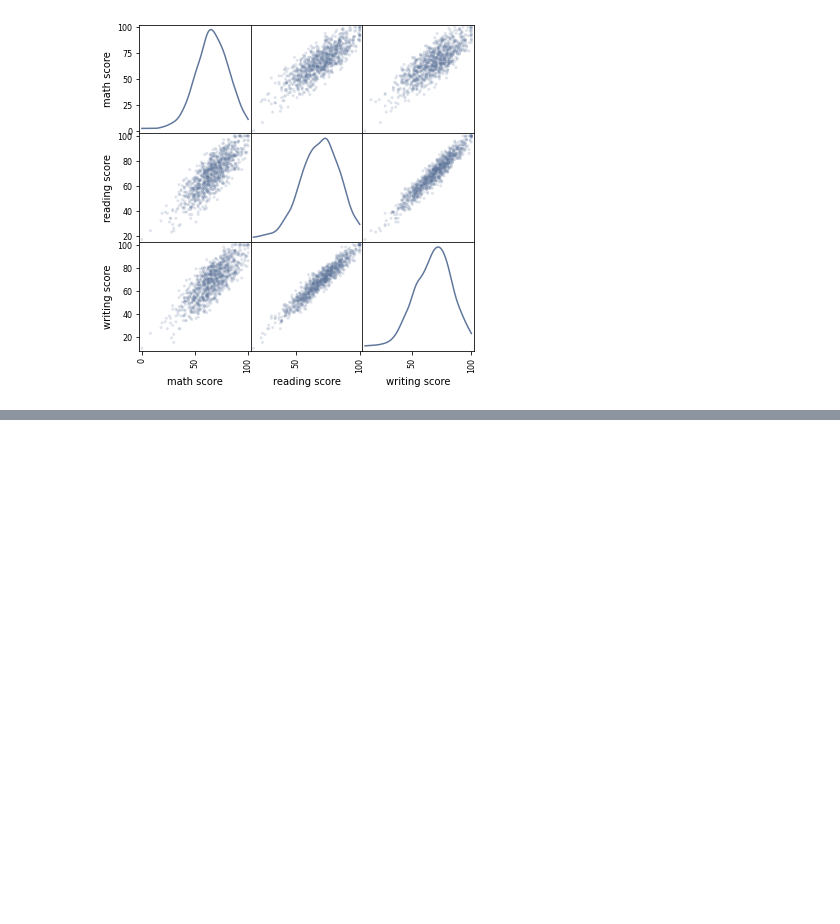
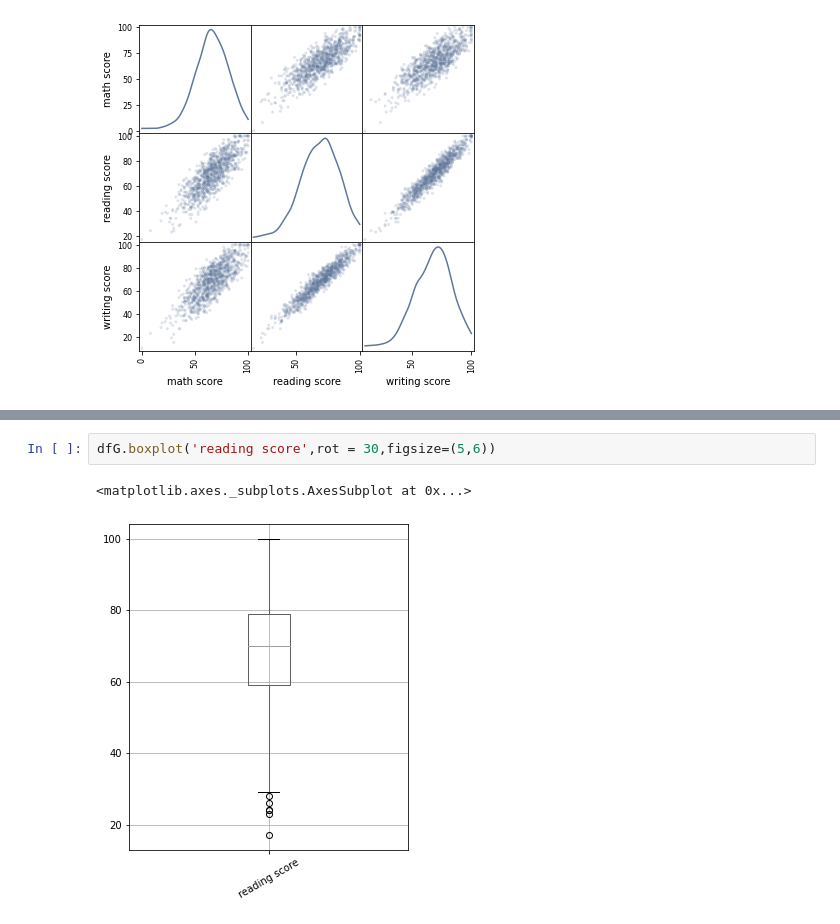
Before and after one commit to vale314/machine-learning-course-CUCEI-00, a Jupyter notebook: Challenge02.ipynb, the cells around one changed output, grey strips where cells are left out. Cells and saved outputs as stored; diff of their text form; blank space fills up the shorter version.

```diff
--- a/Challenge02.ipynb
+++ b/Challenge02.ipynb
@@ -175,0 +245,5 @@ array([[<matplotlib.axes._subplots.AxesSubplot object at 0x...>,
+# %%
+dfG.boxplot('reading score',rot = 30,figsize=(5,6))
+# %% [output]
+<matplotlib.axes._subplots.AxesSubplot at 0x...>
+[figure, added]
```
Also changed, not shown: parts of 28 cells of this notebook.
